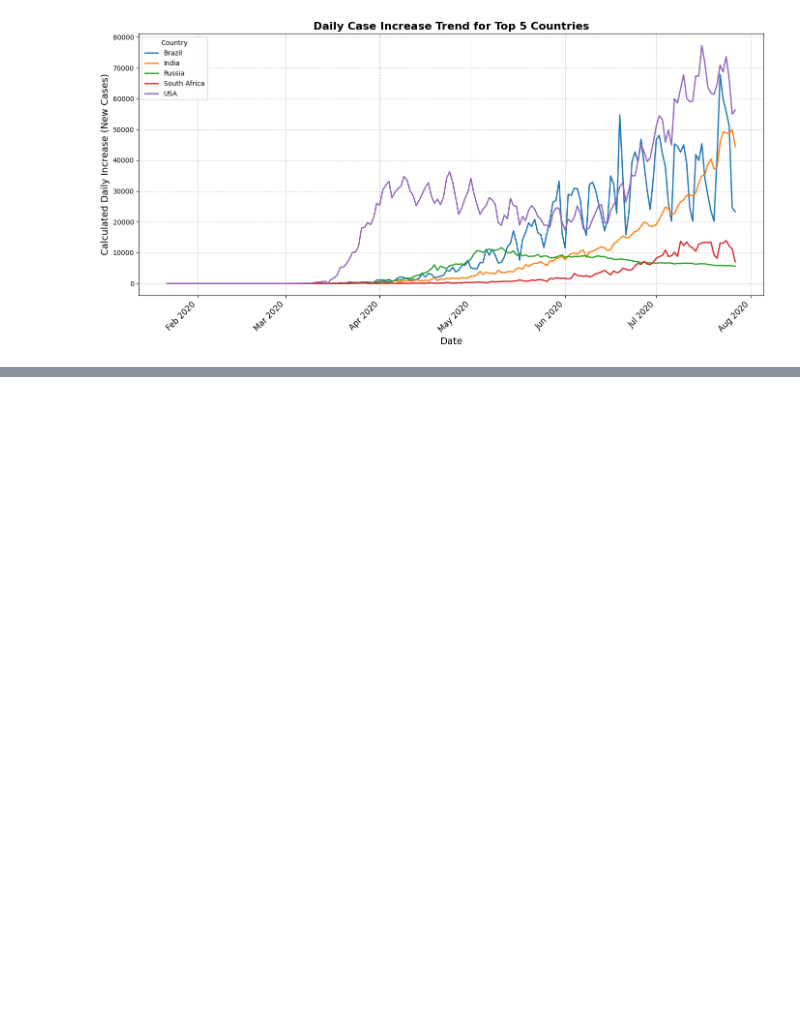
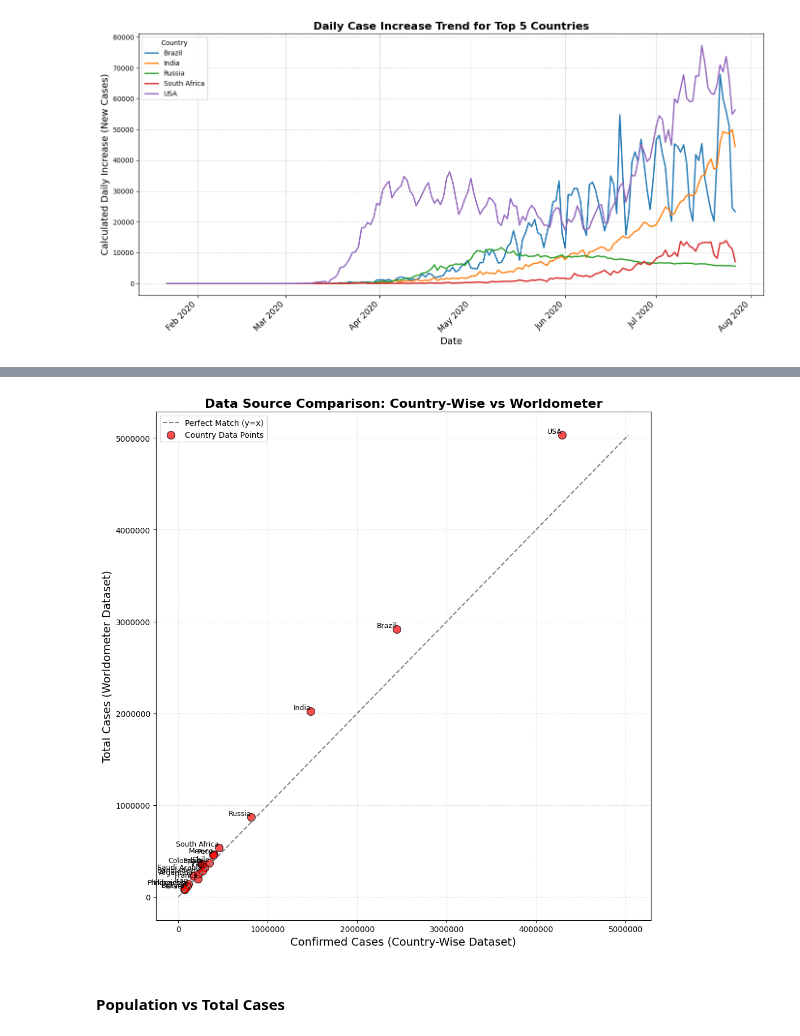
Before and after one commit to amitkr069/DataAnalysisCovid19, a Jupyter notebook: covid_analysis.ipynb, the cells around one changed output, grey strips where cells are left out. Drawn from its saved outputs; the diff is of its cells as text; code cells hidden in the pictures; blank space fills up the shorter version.

Commit message:
Join Operations

```diff
--- a/covid_analysis.ipynb
+++ b/covid_analysis.ipynb
@@ -842,0 +852,3 @@ plt.show()
+# %%
+# Performing an Inner Join on 'Country/Region'
+comparison_df = cw.join(wm, col("cw.`Country/Region`") == col("wm.`Country/Region`"), "inner")
@@ -842,0 +864,13 @@ plt.show()
+# %%
+# Filtering and sorting to find countries with the largest mismatches in Confirmed Cases
+large_mismatches = (comparison_df
+    .select(
+        col("cw.`Country/Region`").alias("Country"),
+        col("cw.Confirmed").alias("CW_Confirmed"),
+        col("wm.TotalCases").alias("WM_TotalCases"),
+        "Confirmed_Diff",
+        "Death_Diff",
+        "Recovery_Diff"
+    )
+    .orderBy(col("Confirmed_Diff").desc())
+)
@@ -842,0 +898,37 @@ plt.show()
+# %%
+# Convert top 20 to Pandas for plotting
+mismatch_pd = large_mismatches.limit(20).toPandas()
+# %%
+plt.figure(figsize=(10, 10))
+max_val = max(mismatch_pd["CW_Confirmed"].max(), mismatch_pd["WM_TotalCases"].max())
+plt.plot([0, max_val], [0, max_val], color='gray', linestyle='--', label='Perfect Match (y=x)')
+
+# Scatter plot of the actual data points
+plt.scatter(
+    mismatch_pd["CW_Confirmed"],
+    mismatch_pd["WM_TotalCases"],
+    color='red',
+    edgecolor='black',
+    s=100,
+    alpha=0.7,
+    label='Country Data Points'
+)
+
+# Formatting the chart
+plt.title("Data Source Comparison: Country-Wise vs Worldometer", fontsize=16, fontweight='bold')
+plt.xlabel("Confirmed Cases (Country-Wise Dataset)", fontsize=14)
+plt.ylabel("Total Cases (Worldometer Dataset)", fontsize=14)
+plt.ticklabel_format(style='plain', axis='both') # Disable scientific notation
+plt.grid(True, linestyle=':', alpha=0.6)
+
+# Annotate the points with the country names
+for i, row in mismatch_pd.iterrows():
+    plt.text(row["CW_Confirmed"], row["WM_TotalCases"], row["Country"], fontsize=9, ha='right', va='bottom')
+
+plt.legend()
+plt.tight_layout()
+plt.show()
+# %% [output]
+[figure, added]
+# %% [markdown]
+#### Population vs Total Cases
```
Also changed, not shown: parts of 13 cells of this notebook.
